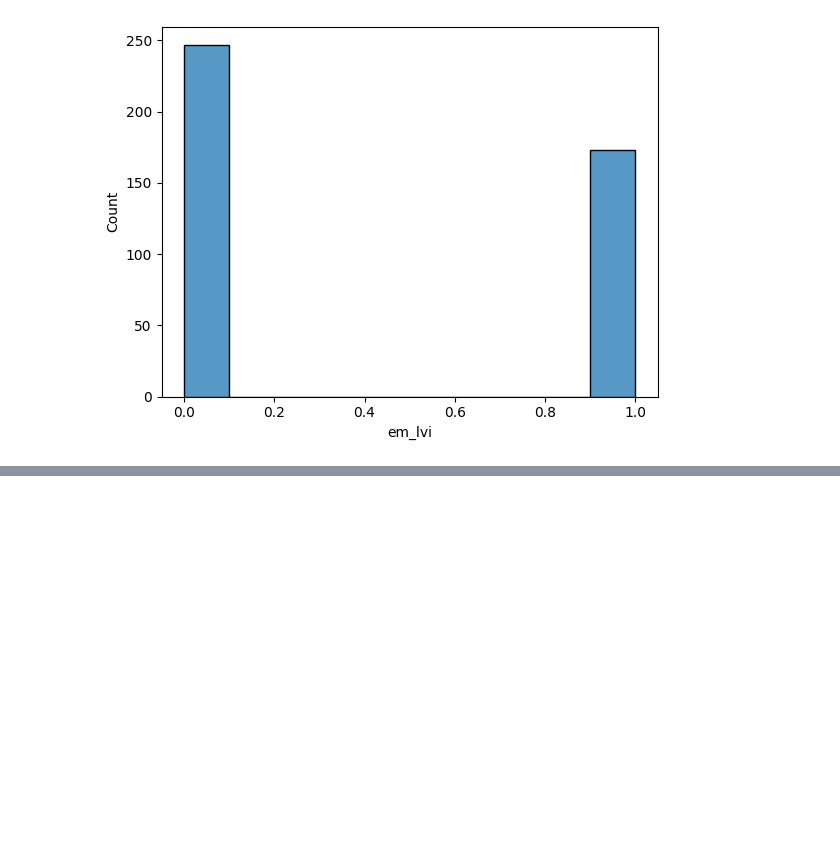
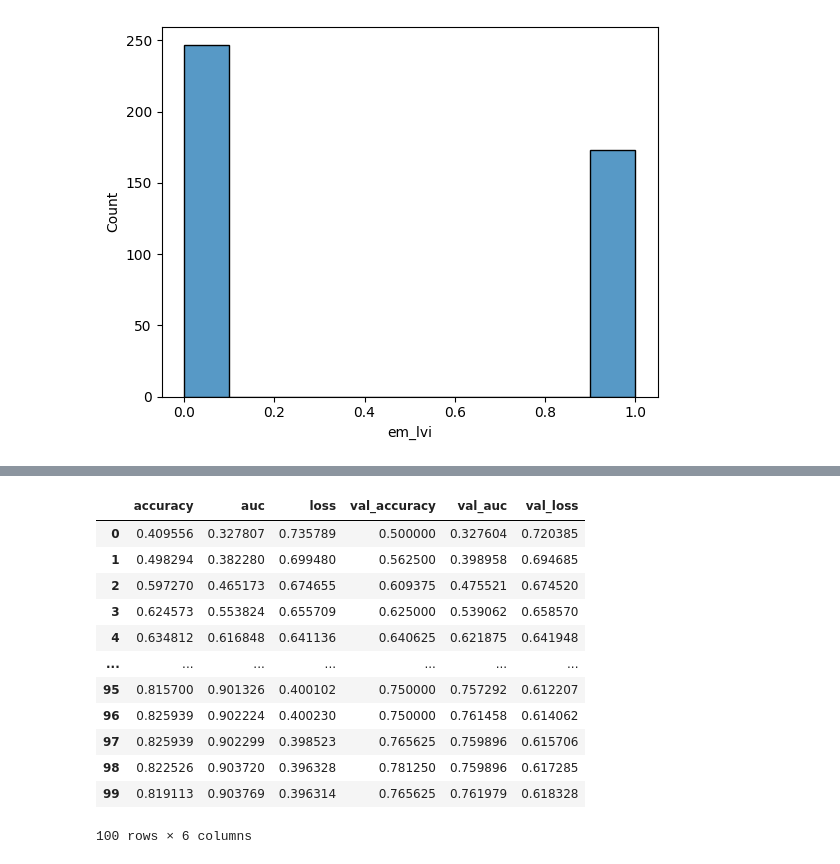
Before and after one commit to taming3joy/AIC-201, a Jupyter notebook: Taming AIC-201 Neural Network.ipynb, the cells around one changed output, grey strips where cells are left out. Saved outputs shown, nothing was run; the diff lists cells and outputs as text; code cells hidden in the pictures; blank space fills up the shorter version.

```diff
--- a/Taming AIC-201 Neural Network.ipynb
+++ b/Taming AIC-201 Neural Network.ipynb
@@ -435,0 +442,14 @@ df = pd.get_dummies(df,columns=["site_of_tumour","site_of_tumour_grouping","nras
+# %%
+#Splitting the dataset into test, train & val
+from sklearn.model_selection import train_test_split
+X=df.drop(labels="died_within_5_years",axis=1)
+y=df["died_within_5_years"]
+#Testing is 15% of original
+X_train, X_test, y_train, y_test = train_test_split(X, y, test_size=0.15, random_state=42, stratify=y) #Stratify to preserve class ratios
+
+#Val is 15% of original, so of 85%, it is 15% of 85%
+X_train, X_val, y_train, y_val = train_test_split(X_train, y_train, test_size=15/85, random_state=42, stratify=y_train)
+
+print("Train:", X_train.shape)
+print("Val:", X_val.shape)
+print("Test:", X_test.shape)
@@ -435,0 +522,16 @@ df = pd.get_dummies(df,columns=["site_of_tumour","site_of_tumour_grouping","nras
+# %%
+pd.DataFrame(history.history)
+# %% [output]
+|  | accuracy | auc | loss | val_accuracy | val_auc | val_loss |
+| 0 | 0.409556 | 0.327807 | 0.735789 | 0.500000 | 0.327604 | 0.720385 |
+| 1 | 0.498294 | 0.382280 | 0.699480 | 0.562500 | 0.398958 | 0.694685 |
+| 2 | 0.597270 | 0.465173 | 0.674655 | 0.609375 | 0.475521 | 0.674520 |
+| 3 | 0.624573 | 0.553824 | 0.655709 | 0.625000 | 0.539062 | 0.658570 |
+| 4 | 0.634812 | 0.616848 | 0.641136 | 0.640625 | 0.621875 | 0.641948 |
+| ... | ... | ... | ... | ... | ... | ... |
+| 95 | 0.815700 | 0.901326 | 0.400102 | 0.750000 | 0.757292 | 0.612207 |
+| 96 | 0.825939 | 0.902224 | 0.400230 | 0.750000 | 0.761458 | 0.614062 |
+| 97 | 0.825939 | 0.902299 | 0.398523 | 0.765625 | 0.759896 | 0.615706 |
+| 98 | 0.822526 | 0.903720 | 0.396328 | 0.781250 | 0.759896 | 0.617285 |
+| 99 | 0.819113 | 0.903769 | 0.396314 | 0.765625 | 0.761979 | 0.618328 |
+100 rows × 6 columns
```
Also changed, not shown: parts of 9 cells of this notebook.
